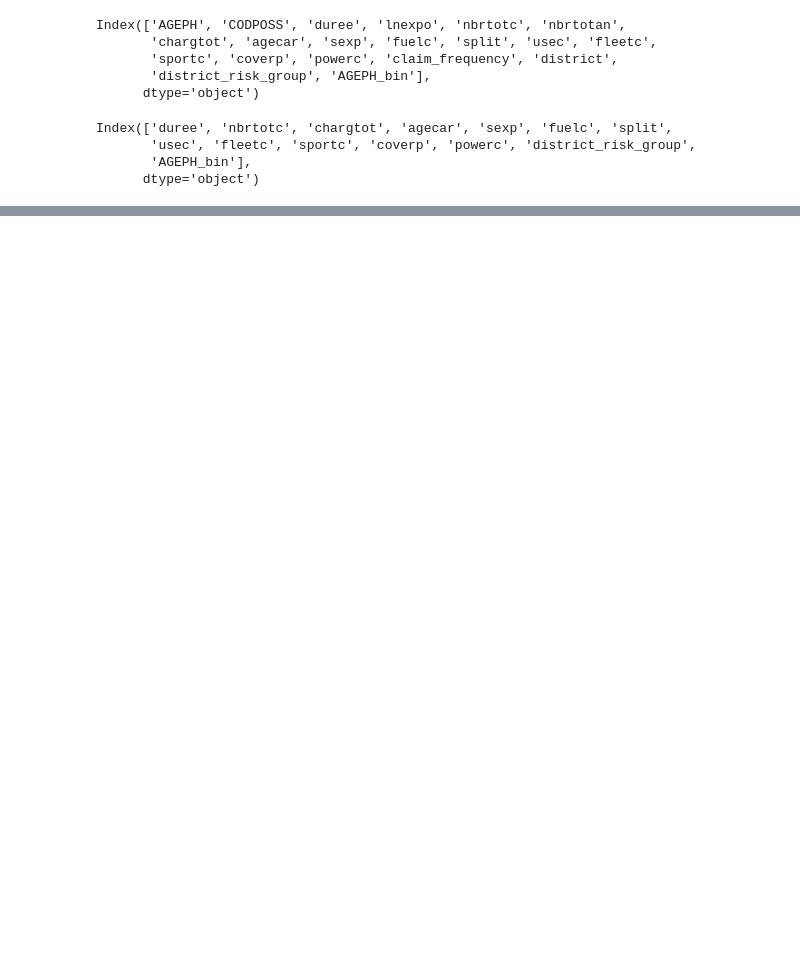
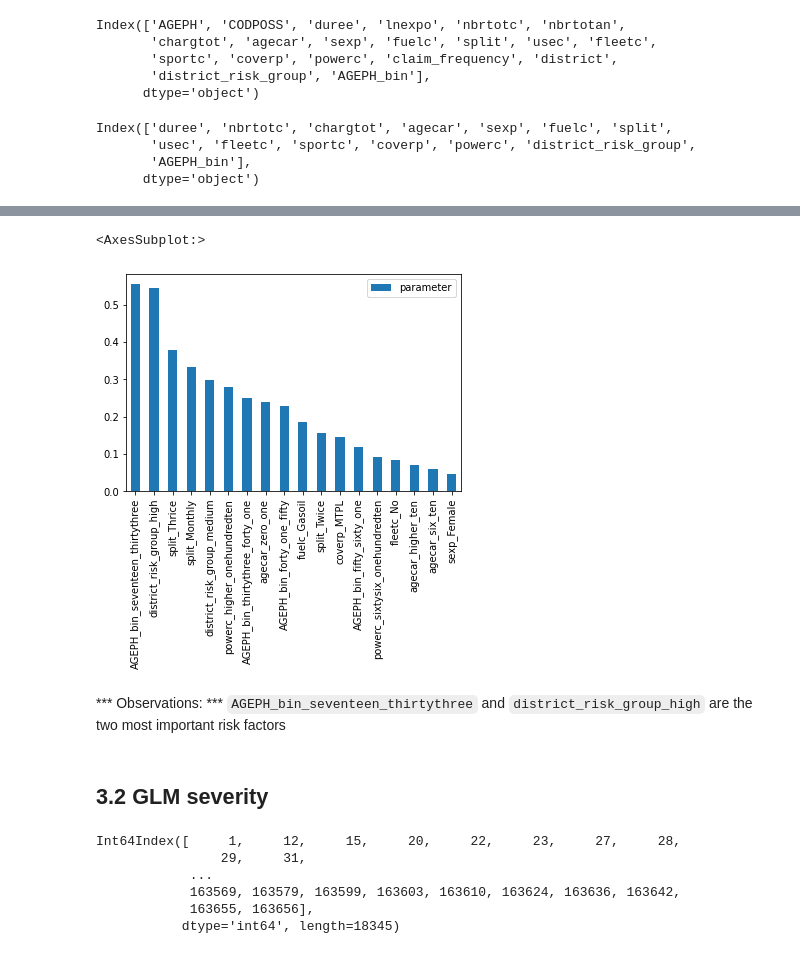
Before and after one commit to MarinoSanLorenzo/actuarial_ds, a Jupyter notebook: main_assignment.ipynb, the cells around one changed output, grey strips where cells are left out. Drawn from its saved outputs; the diff is of its cells as text; code cells hidden in the pictures; blank space fills up the shorter version.

```diff
--- a/main_assignment.ipynb
+++ b/main_assignment.ipynb
@@ -475,0 +493,2 @@ X = DATASET.drop(columns=[nb_claims_name, claim_amount_name])
+# %%
+reference_class_lst = get_reference_classes(df_step1, nb_claims_name, exposure_name)
@@ -559,0 +597,6 @@ AGEPH_bin_sixty_one_ninety_five -1.694e+10    9.2e+11     -0.018      0.985   -1
+# %%
+freq_glm_backward = run_glm_backward_selection(DATASET,
+                                               X,
+                                               params,
+                                               nb_claims_name,
+                                               family=sm.families.Poisson(link=sm.families.links.log()))
@@ -559,0 +627,3 @@ AGEPH_bin_sixty_one_ninety_five -1.694e+10    9.2e+11     -0.018      0.985   -1
+# %%
+risk_factors_freq = pd.DataFrame(freq_glm_backward.params.sort_values(ascending=False), columns=['parameter'])
+risk_factors_freq
@@ -559,0 +648,10 @@ AGEPH_bin_sixty_one_ninety_five -1.694e+10    9.2e+11     -0.018      0.985   -1
+# %%
+risk_factors_freq.drop(index='Intercept').plot.bar()
+# %% [output]
+<AxesSubplot:>
+[figure, added]
+# %% [markdown]
+*** Observations: ***
+`AGEPH_bin_seventeen_thirtythree` and `district_risk_group_high` are the two most important risk factors
+# %% [markdown]
+## 3.2 GLM severity <a name="three-two"></a>
@@ -559,0 +660,9 @@ AGEPH_bin_sixty_one_ninety_five -1.694e+10    9.2e+11     -0.018      0.985   -1
+# %%
+DATASET_SEVERITY.index
+# %% [output]
+Int64Index([     1,     12,     15,     20,     22,     23,     27,     28,
+                29,     31,
+            ...
+            163569, 163579, 163599, 163603, 163610, 163624, 163636, 163642,
+            163655, 163656],
+           dtype='int64', length=18345)
```
Also changed, not shown: parts of 107 cells of this notebook, 5 other files.
